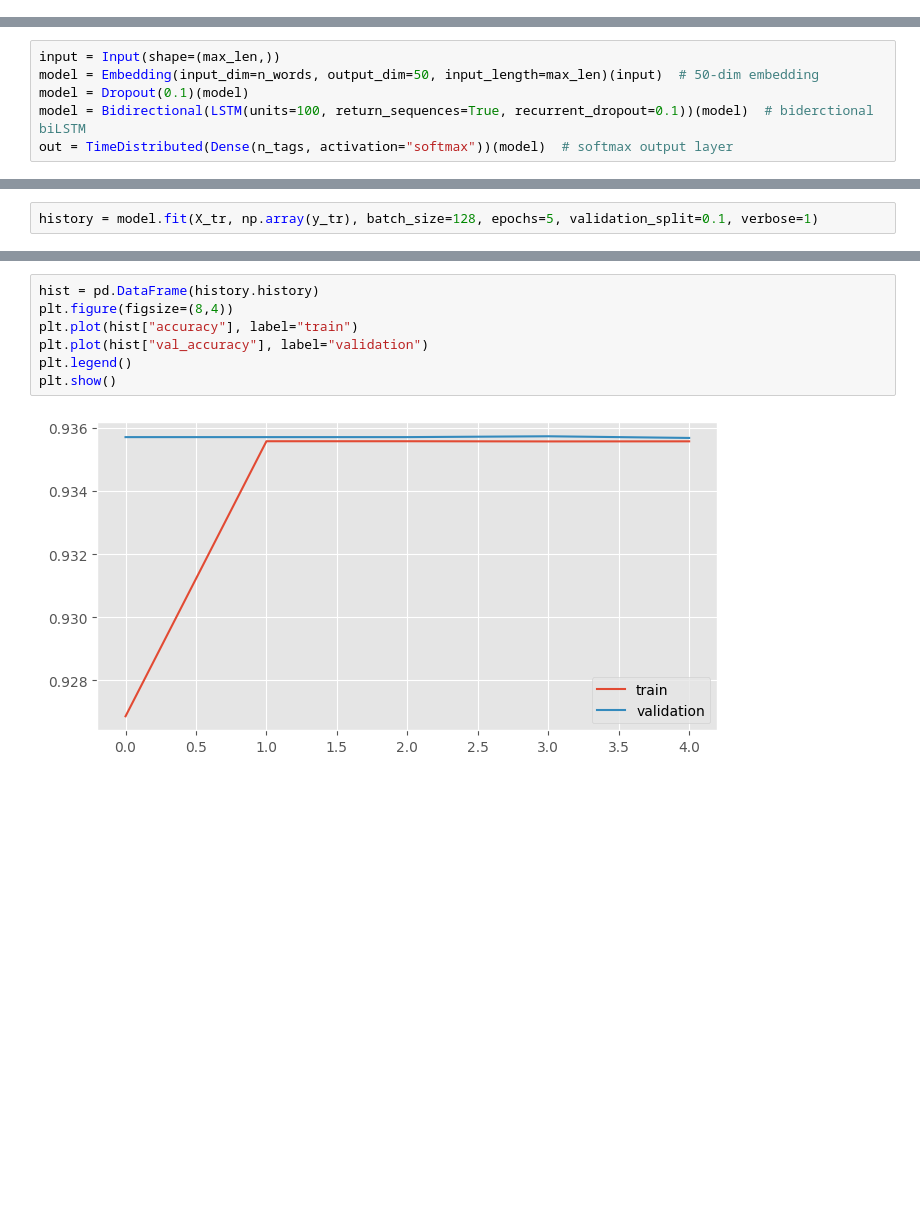
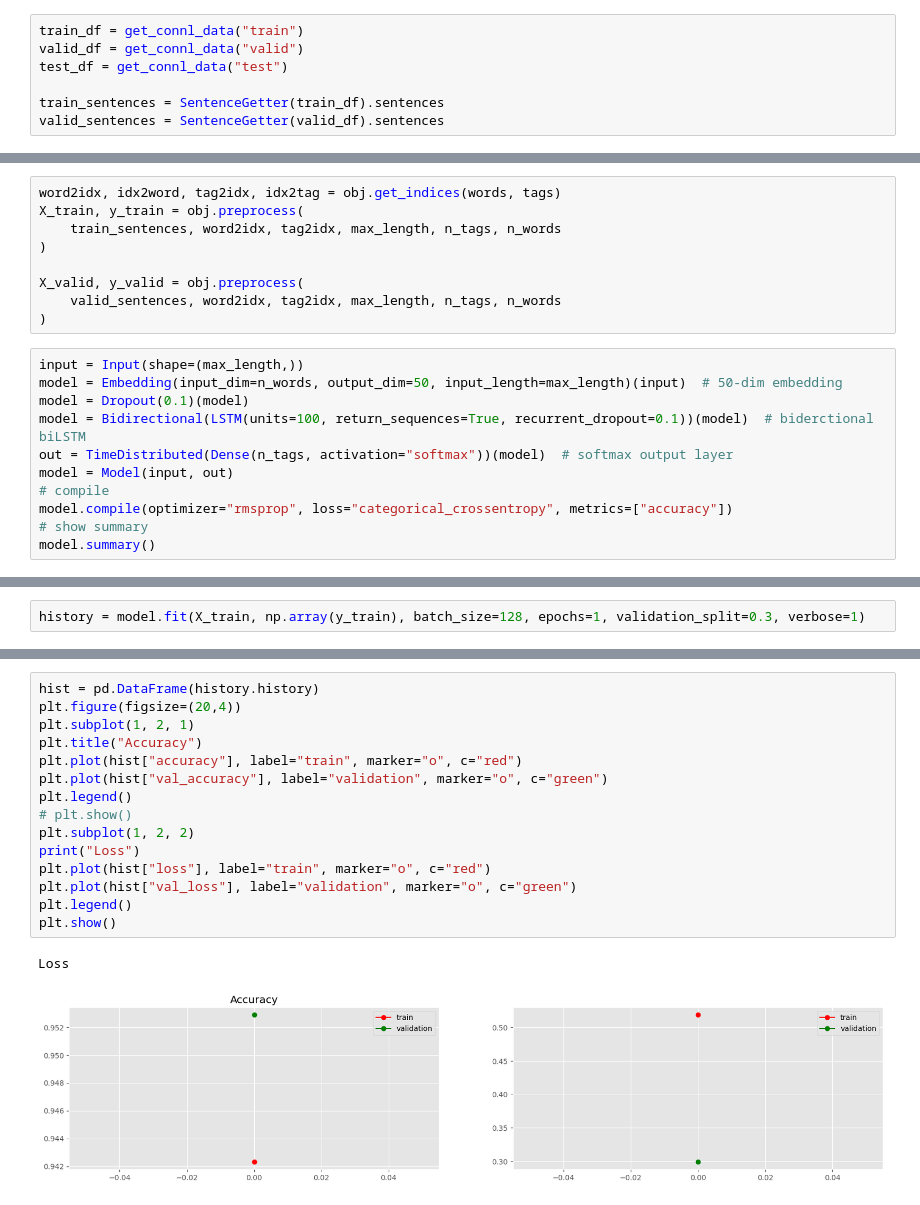
Before and after one commit to GadaaDhaariGeek/ner-bilstm-crf, a Jupyter notebook: src/ner_lstm_softmax.ipynb, the cells around one changed output, grey strips where cells are left out. Saved outputs shown, nothing was run; the diff lists cells and outputs as text; blank space fills up the shorter version.

```diff
--- a/src/ner_lstm_softmax.ipynb
+++ b/src/ner_lstm_softmax.ipynb
@@ -100,0 +25,7 @@ from tensorflow.keras.layers import Embedding, LSTM, Bidirectional, TimeDistribu
+# %%
+train_df = get_connl_data("train")
+valid_df = get_connl_data("valid")
+test_df = get_connl_data("test")
+
+train_sentences = SentenceGetter(train_df).sentences
+valid_sentences = SentenceGetter(valid_df).sentences
@@ -101,6 +58,20 @@ from tensorflow.keras.layers import Embedding, LSTM, Bidirectional, TimeDistribu
+# %%
+word2idx, idx2word, tag2idx, idx2tag = obj.get_indices(words, tags)
+X_train, y_train = obj.preprocess(
+    train_sentences, word2idx, tag2idx, max_length, n_tags, n_words
+)
+
+X_valid, y_valid = obj.preprocess(
+    valid_sentences, word2idx, tag2idx, max_length, n_tags, n_words
+)
 # %%
-input = Input(shape=(max_len,))
-model = Embedding(input_dim=n_words, output_dim=50, input_length=max_len)(input)  # 50-dim embedding
+input = Input(shape=(max_length,))
+model = Embedding(input_dim=n_words, output_dim=50, input_length=max_length)(input)  # 50-dim embedding
 model = Dropout(0.1)(model)
 model = Bidirectional(LSTM(units=100, return_sequences=True, recurrent_dropout=0.1))(model)  # biderctional biLSTM
 out = TimeDistributed(Dense(n_tags, activation="softmax"))(model)  # softmax output layer
+model = Model(input, out)
+# compile
+model.compile(optimizer="rmsprop", loss="categorical_crossentropy", metrics=["accuracy"])
+# show summary
+model.summary()
@@ -131,2 +96,2 @@ _________________________________________________________________
 # %%
-history = model.fit(X_tr, np.array(y_tr), batch_size=128, epochs=5, validation_split=0.1, verbose=1)
+history = model.fit(X_train, np.array(y_train), batch_size=128, epochs=1, validation_split=0.3, verbose=1)
@@ -133,9 +100,18 @@ history = model.fit(X_tr, np.array(y_tr), batch_size=128, epochs=5, validation_s
 # %%
 hist = pd.DataFrame(history.history)
-plt.figure(figsize=(8,4))
-plt.plot(hist["accuracy"], label="train")
-plt.plot(hist["val_accuracy"], label="validation")
+plt.figure(figsize=(20,4))
+plt.subplot(1, 2, 1)
+plt.title("Accuracy")
+plt.plot(hist["accuracy"], label="train", marker="o", c="red")
+plt.plot(hist["val_accuracy"], label="validation", marker="o", c="green")
+plt.legend()
+# plt.show()
+plt.subplot(1, 2, 2)
+print("Loss")
+plt.plot(hist["loss"], label="train", marker="o", c="red")
+plt.plot(hist["val_loss"], label="validation", marker="o", c="green")
 plt.legend()
 plt.show()
 # %% [output]
+Loss
-[figure, old version]
+[figure, new version]
```
Also changed, not shown: parts of 30 cells of this notebook, 21 other files.
